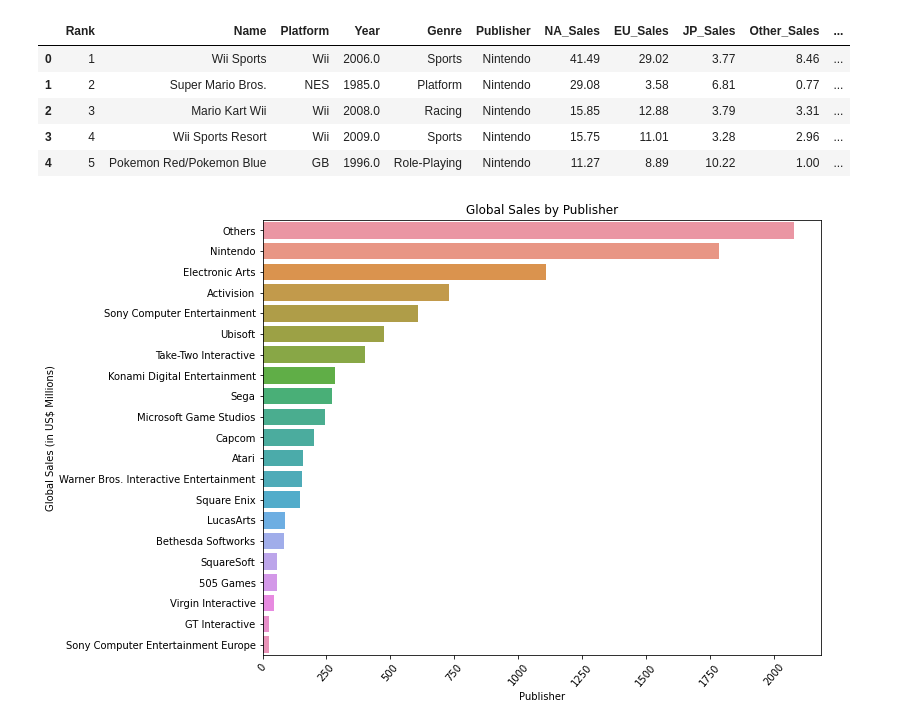
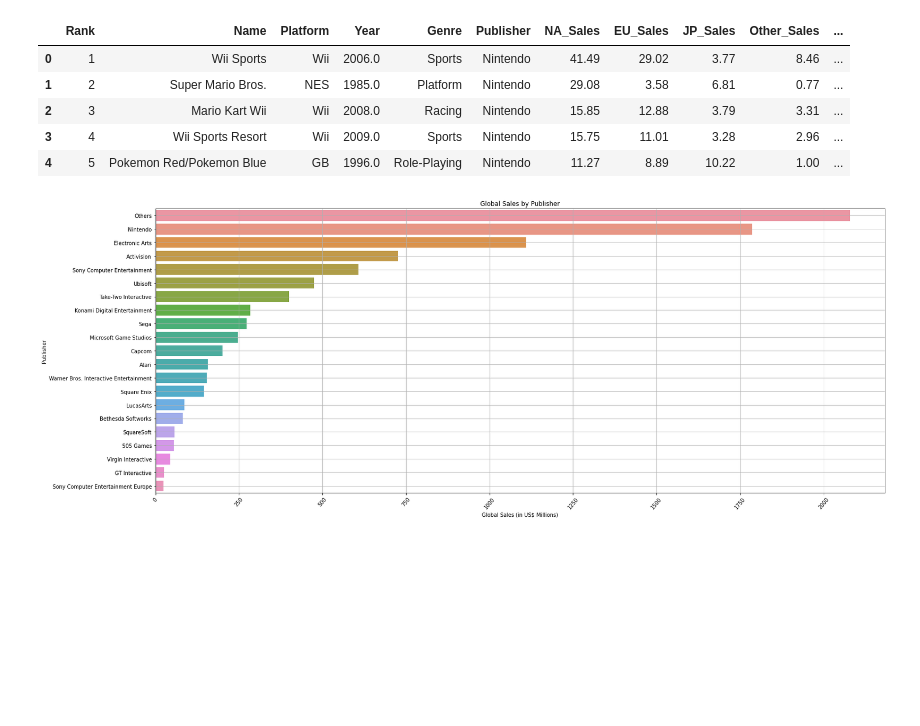
Before and after one commit to guilhermesam/data-science, a Jupyter notebook: video-games-sales/GlobalSalesByPublisher.ipynb, the cells around one changed output. Saved outputs shown, nothing was run; the diff lists cells and outputs as text; code cells hidden in the pictures; blank space fills up the shorter version.

```diff
--- a/video-games-sales/GlobalSalesByPublisher.ipynb
+++ b/video-games-sales/GlobalSalesByPublisher.ipynb
@@ -59,12 +59,15 @@ dictSalesByPublisher.update([('Others', amount)])
 salesByPublisher = pd.DataFrame(dictSalesByPublisher.items(), columns=['Publisher', 'GlobalSales'])
 salesByPublisher.sort_values(by=['GlobalSales'], inplace=True, ascending=False)
 # %%
-fig, ax = plt.subplots(figsize=(10,8))
+fig, ax = plt.subplots(figsize=(25,10))
 plot = sea.barplot(y=salesByPublisher['Publisher'], x=salesByPublisher['GlobalSales'], ax=ax)
 ax.set_title('Global Sales by Publisher')
-plt.xlabel('Publisher')
-plt.ylabel('Global Sales (in US$ Millions)')
+plt.ylabel('Publisher')
+plt.xlabel('Global Sales (in US$ Millions)')
+plt.grid(True)
 plt.xticks(rotation=50)
 plt.show()
+
+fig.savefig('images/global_sales_by_publisher')
 # %% [output]
-[figure, old version]
+[figure, new version]
```
Also changed, not shown: 4 other files.
